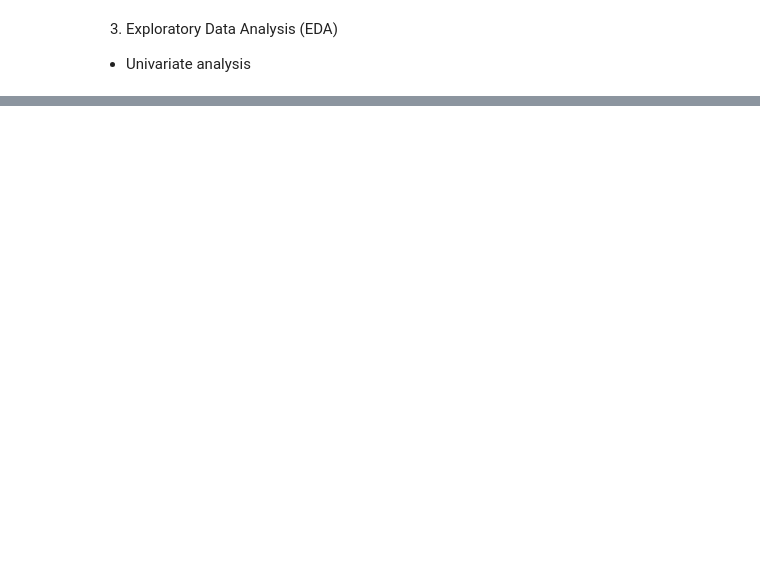
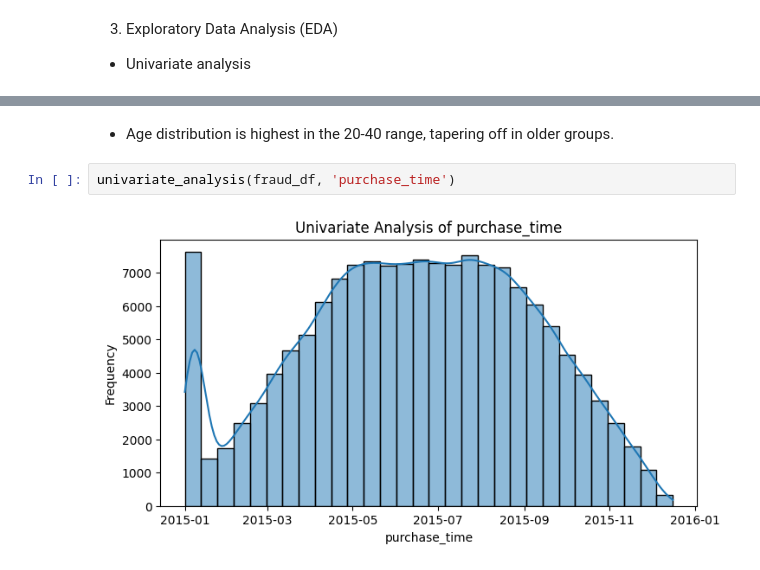
Before and after one commit to bettyabay/Adey-Innovations-Fraud-Detection, a Jupyter notebook: notebook/eda.ipynb, the cells around one changed output, grey strips where cells are left out. Cells and saved outputs as stored; diff of their text form; blank space fills up the shorter version.

```diff
--- a/notebook/eda.ipynb
+++ b/notebook/eda.ipynb
@@ -193,0 +205,6 @@ memory usage: 12.7+ MB
+# %% [markdown]
+- Age distribution is highest in the 20-40 range, tapering off in older groups.
+# %%
+univariate_analysis(fraud_df, 'purchase_time')
+# %% [output]
+[figure, added]
```
Also changed, not shown: parts of 44 cells of this notebook, 1 other file.
